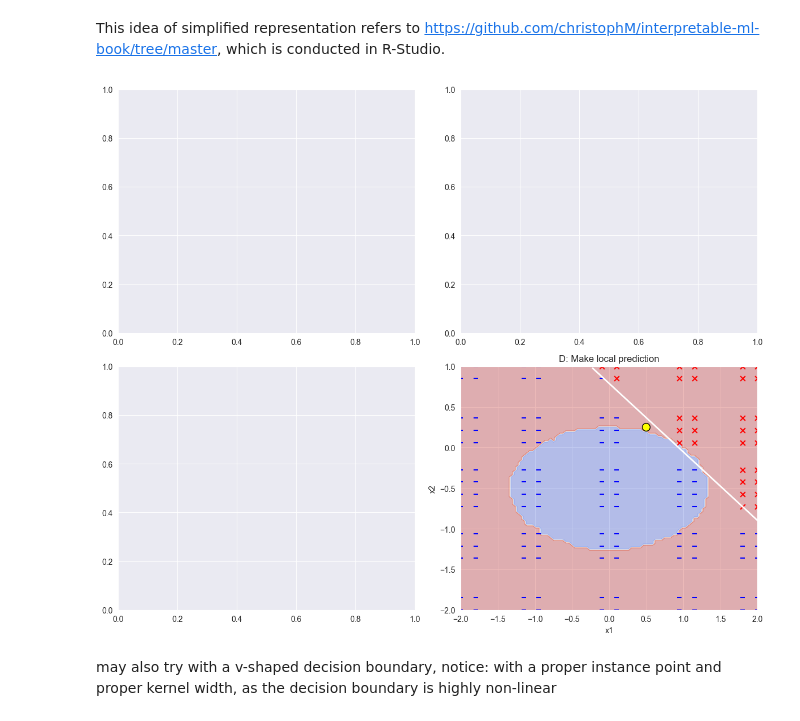
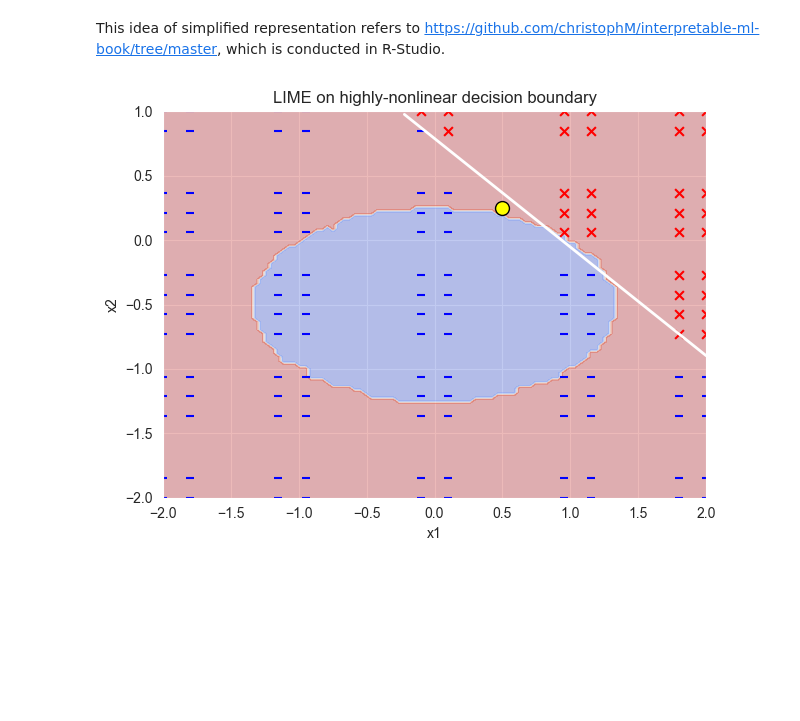
Before and after one commit to JuHaoran66/LIME, a Jupyter notebook: simplified presentation_ellipse.ipynb, the cells around one changed output. Saved outputs shown, nothing was run; the diff lists cells and outputs as text; code cells hidden in the pictures; blank space fills up the shorter version.

```diff
--- a/simplified presentation_ellipse.ipynb
+++ b/simplified presentation_ellipse.ipynb
@@ -88,10 +89,9 @@ grid_df_small = grid_df[
 
 grid_df_small['explained_class'] = np.round(grid_df_small['explained'])
 # %%
-fig, axs = plt.subplots(2, 2, figsize=(12, 10))
+
 ## plotD: Decision Boundary of the Local Model Explanation
-plt.sca(axs[1, 1])
-plt.title("D: Make local prediction")
+plt.title("LIME on highly-nonlinear decision boundary")
 #black box boundary
 plt.contourf(
     grid_x1, grid_x2,
@@ -103,34 +103,32 @@ plt.scatter(
     grid_df_small[grid_df_small['explained_class'] == 1]['x1'],
     grid_df_small[grid_df_small['explained_class'] == 1]['x2'],
     color='red', marker='x', s=40, label='Local Class 1'
 )
 plt.scatter(
     grid_df_small[grid_df_small['explained_class'] == 0]['x1'],
     grid_df_small[grid_df_small['explained_class'] == 0]['x2'],
     color='blue', marker='_', s=40, label='Local Class 0'
 )
 
 #instance point
 plt.scatter(
     df_explain['x1'], df_explain['x2'],
     color='yellow', edgecolor='black', s=100, label='Explained Point'
 )
 
 # Decision Boundary of Logistic Regression
 plt.plot(
     logistic_boundary_df['x1'], logistic_boundary_df['x2'],
     color='white', linewidth=2, label='Logistic Boundary'
 )
 plt.xlim(-2, 2)
 plt.ylim(-2, 1)
 plt.xlabel("x1")
 plt.ylabel("x2")
 
 plt.tight_layout()
 plt.savefig("results/algo2.png")
 plt.show()
 # %% [output]
-[figure, old version]
+[figure, new version]
-# %% [markdown]
-may also try with a v-shaped decision boundary, notice: with a proper instance point and proper kernel width, as the decision boundary is highly non-linear
 # %%
```
Also changed, not shown: parts of 4 cells of this notebook, 18 other files.
